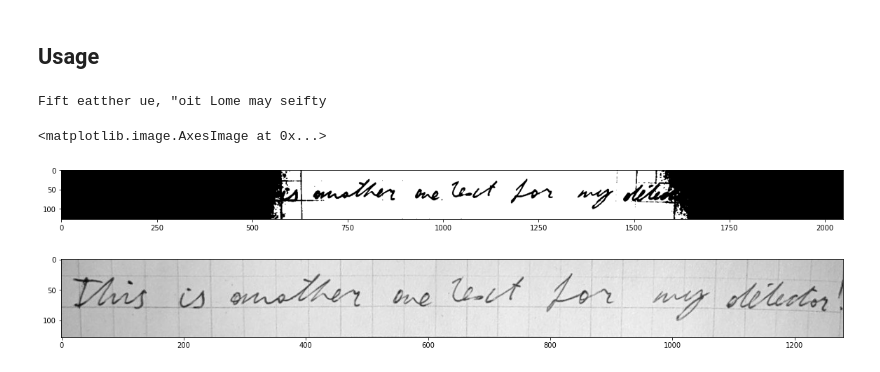
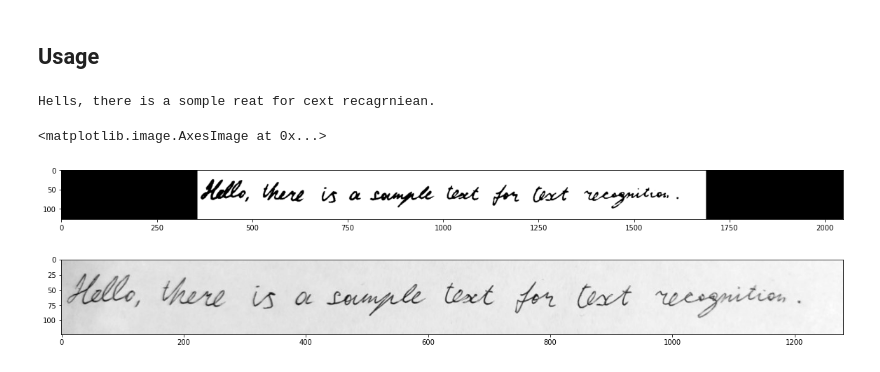
Before and after one commit to MaxMalts/Thesis, a Jupyter notebook: Handwriting_Recognition.ipynb, the cells around one changed output. Saved outputs shown, nothing was run; the diff lists cells and outputs as text; code cells hidden in the pictures.

```diff
--- a/Handwriting_Recognition.ipynb
+++ b/Handwriting_Recognition.ipynb
@@ -624,13 +667,14 @@ KeyboardInterrupt:
 # %% [markdown]
 ## Testing
 # %%
-def images_to_lines(images):
+def predict_lines(images, is_preprocessed=False):
     chars_no_space_before = '!),.:;?'
     chars_no_space_after = '('
 
-    images = tf.map_fn(preprocess_image, images, fn_output_signature=tf.float32)
+    if not is_preprocessed:
+        images = tf.map_fn(preprocess_image, images, fn_output_signature=tf.float32)
     plt.figure(figsize=(20, 4))
-    plt.imshow(tf.reshape(images[0], (images[0].shape[0], images[0].shape[1])), cmap="gray")
+    plt.imshow(tf.reshape(images[0], (images.shape[1], images.shape[2])), cmap="gray")
     pred = model.predict(images)
     pred_sequences = pred_batch_to_sequences(pred)
     pred_lines = sequences_batch_to_words(pred_sequences)
@@ -661,16 +706,16 @@ We got sufficient accuracy for our service.
 # %% [markdown]
 ## Usage
 # %%
-img_path = '/home/MSMalcev/Thesis/test.jpg' #f"{data_dir}/sentences/a05/a05-004/a05-004-s00-02.png"
+img_path = '/home/MSMalcev/Thesis/test2.jpg' #f"{data_dir}/sentences/a05/a05-004/a05-004-s00-02.png"
 
 model.load_weights('/home/MSMalcev/Thesis/model/model.h5')
 image = load_image(img_path)
-pred = images_to_lines(tf.convert_to_tensor([image]))
+pred = predict_lines(tf.convert_to_tensor([image]))
 print(pred[0])
 plt.figure(figsize=(20, 4))
 plt.imshow(tf.reshape(image, (image.shape[0], image.shape[1])), cmap="gray")
 # %% [output]
-Fift eatther ue, "oit Lome may seifty
+Hells, there is a somple reat for cext recagrniean.
 <matplotlib.image.AxesImage at 0x...>
-[figure, old version]
+[figure, new version]
-[figure, old version]
+[figure, new version]
```
Also changed, not shown: parts of 6 cells of this notebook, 1 other file.
